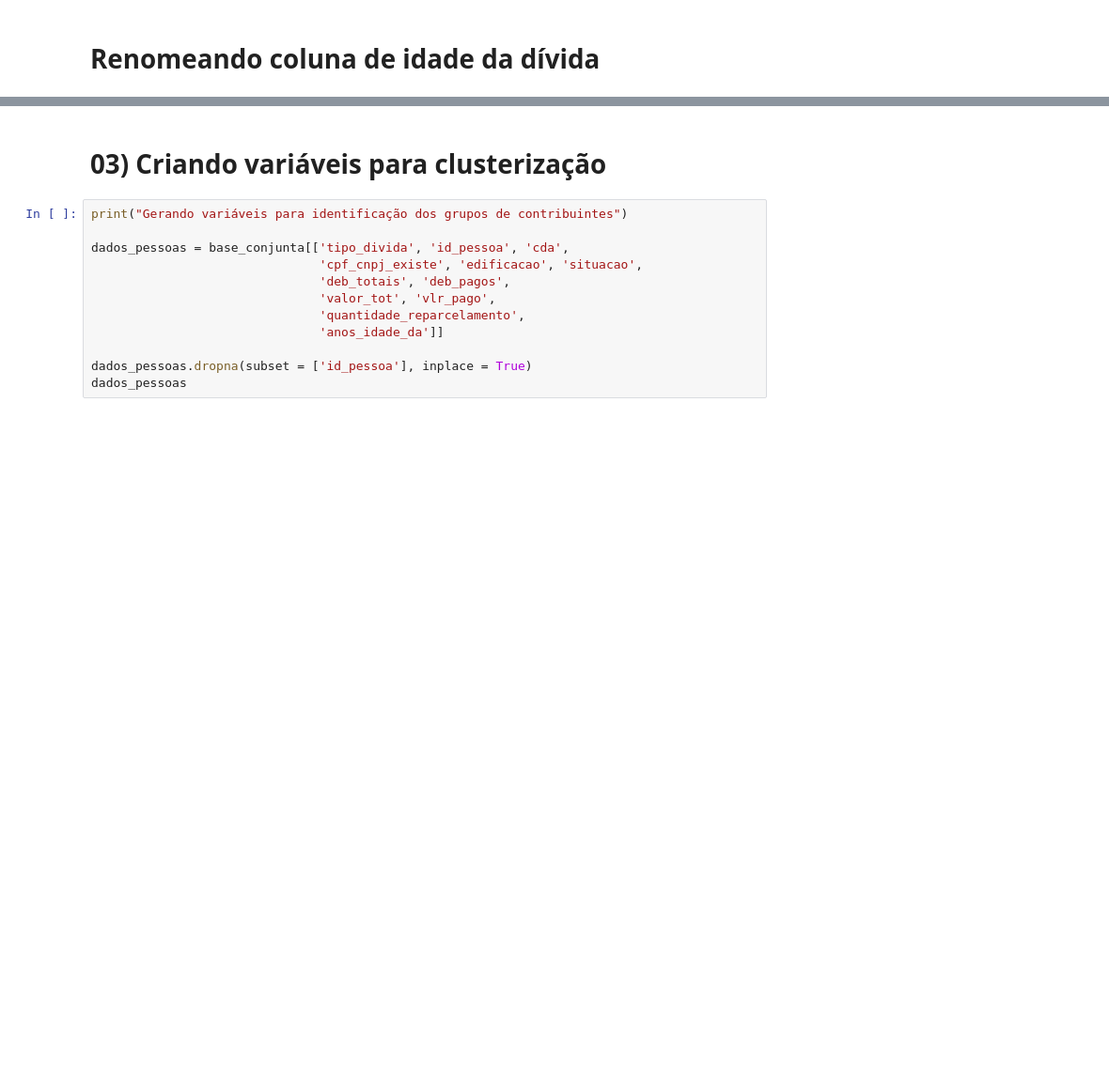
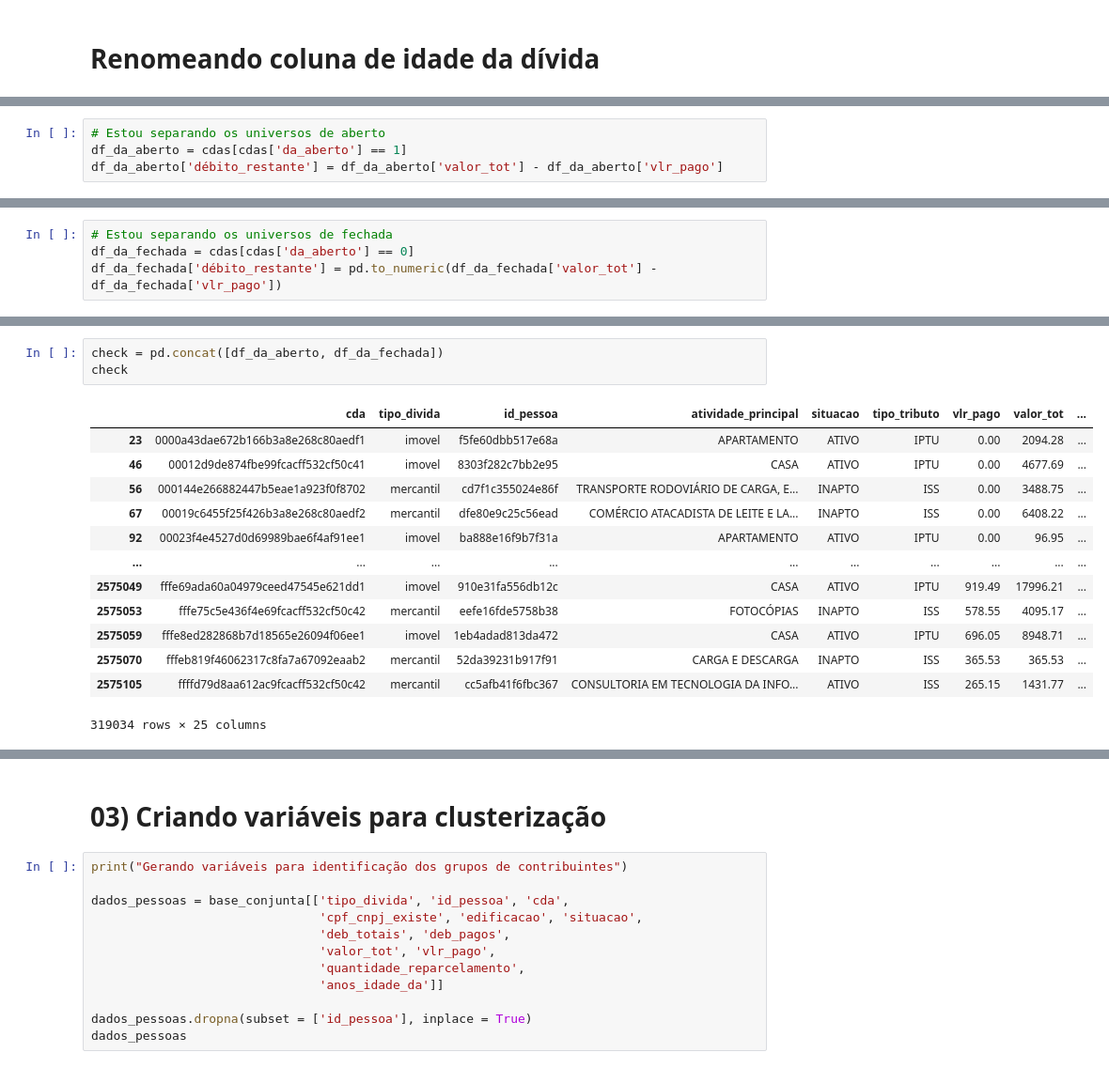
Before and after one commit to LanCarv/divida_ativa, a Jupyter notebook: rating_contribuinte_prime.ipynb, the cells around one changed output, grey strips where cells are left out. Shown: that part at 94% size. Cells and saved outputs as stored; diff of their text form; blank space fills up the shorter version.

```diff
--- a/rating_contribuinte_prime.ipynb
+++ b/rating_contribuinte_prime.ipynb
@@ -106,0 +126,4 @@ base_conjunta
+# %%
+# Estou separando os universos de aberto
+df_da_aberto = cdas[cdas['da_aberto'] == 1]
+df_da_aberto['débito_restante'] = df_da_aberto['valor_tot'] - df_da_aberto['vlr_pago']
@@ -106,0 +137,4 @@ base_conjunta
+# %%
+# Estou separando os universos de fechada
+df_da_fechada = cdas[cdas['da_aberto'] == 0]
+df_da_fechada['débito_restante'] = pd.to_numeric(df_da_fechada['valor_tot'] - df_da_fechada['vlr_pago'])
@@ -106,0 +148,17 @@ base_conjunta
+# %%
+check = pd.concat([df_da_aberto, df_da_fechada])
+check
+# %% [output]
+|  | cda | tipo_divida | id_pessoa | atividade_principal | situacao | tipo_tributo | vlr_pago | valor_tot | ... |
+| 23 | 0000a43dae672b166b3a8e268c80aedf1 | imovel | f5fe60dbb517e68a | APARTAMENTO | ATIVO | IPTU | 0.00 | 2094.28 | ... |
+| 46 | 00012d9de874fbe99fcacff532cf50c41 | imovel | 8303f282c7bb2e95 | CASA | ATIVO | IPTU | 0.00 | 4677.69 | ... |
+| 56 | 000144e266882447b5eae1a923f0f8702 | mercantil | cd7f1c355024e86f | TRANSPORTE RODOVIÁRIO DE CARGA, E... | INAPTO | ISS | 0.00 | 3488.75 | ... |
+| 67 | 00019c6455f25f426b3a8e268c80aedf2 | mercantil | dfe80e9c25c56ead | COMÉRCIO ATACADISTA DE LEITE E LA... | INAPTO | ISS | 0.00 | 6408.22 | ... |
+| 92 | 00023f4e4527d0d69989bae6f4af91ee1 | imovel | ba888e16f9b7f31a | APARTAMENTO | ATIVO | IPTU | 0.00 | 96.95 | ... |
+| ... | ... | ... | ... | ... | ... | ... | ... | ... | ... |
+| 2575049 | fffe69ada60a04979ceed47545e621dd1 | imovel | 910e31fa556db12c | CASA | ATIVO | IPTU | 919.49 | 17996.21 | ... |
+| 2575053 | fffe75c5e436f4e69fcacff532cf50c42 | mercantil | eefe16fde5758b38 | FOTOCÓPIAS | INAPTO | ISS | 578.55 | 4095.17 | ... |
+| 2575059 | fffe8ed282868b7d18565e26094f06ee1 | imovel | 1eb4adad813da472 | CASA | ATIVO | IPTU | 696.05 | 8948.71 | ... |
+| 2575070 | fffeb819f46062317c8fa7a67092eaab2 | mercantil | 52da39231b917f91 | CARGA E DESCARGA | INAPTO | ISS | 365.53 | 365.53 | ... |
+| 2575105 | ffffd79d8aa612ac9fcacff532cf50c42 | mercantil | cc5afb41f6fbc367 | CONSULTORIA EM TECNOLOGIA DA INFO... | ATIVO | ISS | 265.15 | 1431.77 | ... |
+319034 rows × 25 columns
```
Also changed, not shown: parts of 19 cells of this notebook, 3 other files.
